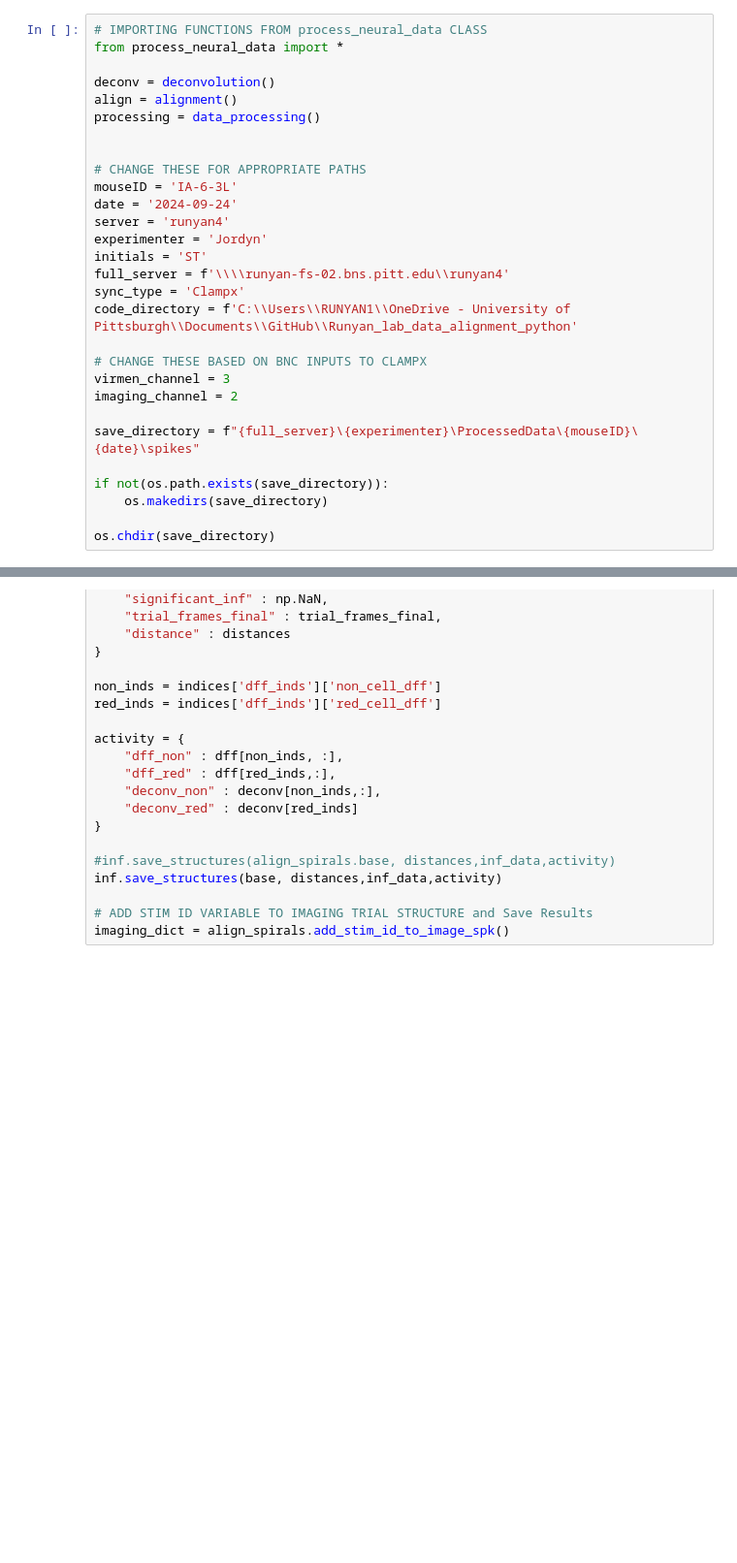
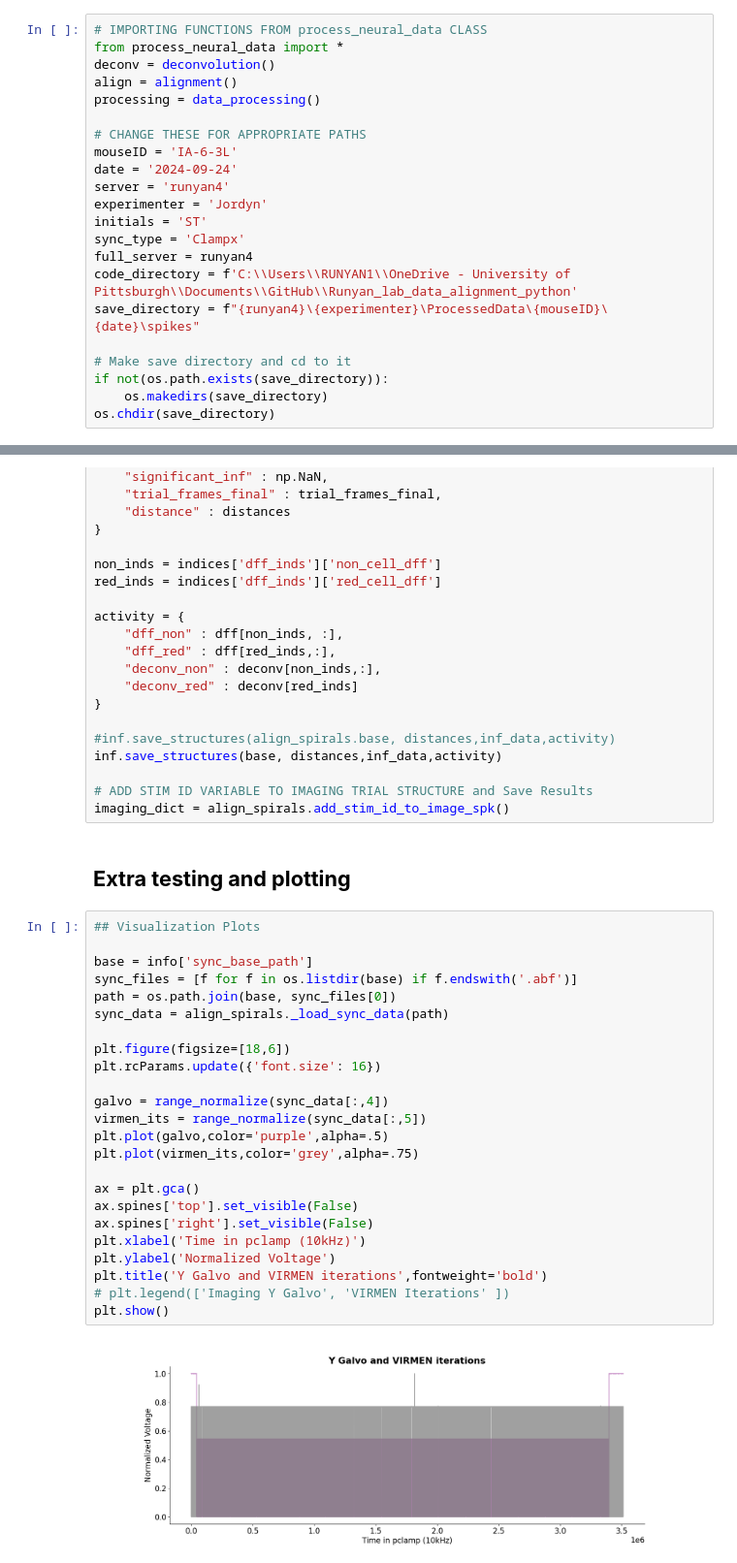
Before and after one commit to RunyanLab/Runyan_lab_data_alignment_python, a Jupyter notebook: processing_main.ipynb, the cells around one changed output, grey strips where cells are left out. Shown at 97% size. Drawn from its saved outputs; the diff is of its cells as text; blank space fills up the shorter version.

```diff
--- a/processing_main.ipynb
+++ b/processing_main.ipynb
@@ -156,11 +114,9 @@ else:
 # %%
 # IMPORTING FUNCTIONS FROM process_neural_data CLASS
 from process_neural_data import *
-
 deconv = deconvolution()
 align = alignment()
 processing = data_processing()
-
 
 # CHANGE THESE FOR APPROPRIATE PATHS
 mouseID = 'IA-6-3L'
@@ -168,19 +124,14 @@ date = '2024-09-24'
 server = 'runyan4'
 experimenter = 'Jordyn'
 initials = 'ST'
-full_server = f'\\\\runyan-fs-02.bns.pitt.edu\\runyan4'
 sync_type = 'Clampx'
+full_server = runyan4
 code_directory = f'C:\\Users\\RUNYAN1\\OneDrive - University of Pittsburgh\\Documents\\GitHub\\Runyan_lab_data_alignment_python'
+save_directory = f"{runyan4}\{experimenter}\ProcessedData\{mouseID}\{date}\spikes"
 
-# CHANGE THESE BASED ON BNC INPUTS TO CLAMPX
-virmen_channel = 3
-imaging_channel = 2
-
-save_directory = f"{full_server}\{experimenter}\ProcessedData\{mouseID}\{date}\spikes"
-
+# Make save directory and cd to it
 if not(os.path.exists(save_directory)):
     os.makedirs(save_directory)
-
 os.chdir(save_directory)
 # %% [markdown]
 ## **Section 1 : DFF and Deconvolve**
@@ -733,3 +666,31 @@ inf.save_structures(base, distances,inf_data,activity)
 
 # ADD STIM ID VARIABLE TO IMAGING TRIAL STRUCTURE and Save Results
 imaging_dict = align_spirals.add_stim_id_to_image_spk()
+# %% [markdown]
+## **Extra testing and plotting**
+# %%
+## Visualization Plots
+
+base = info['sync_base_path']
+sync_files = [f for f in os.listdir(base) if f.endswith('.abf')]
+path = os.path.join(base, sync_files[0])
+sync_data = align_spirals._load_sync_data(path)
+
+plt.figure(figsize=[18,6])
+plt.rcParams.update({'font.size': 16})
+
+galvo = range_normalize(sync_data[:,4])
+virmen_its = range_normalize(sync_data[:,5])
+plt.plot(galvo,color='purple',alpha=.5)
+plt.plot(virmen_its,color='grey',alpha=.75)
+
+ax = plt.gca()
+ax.spines['top'].set_visible(False)
+ax.spines['right'].set_visible(False)
+plt.xlabel('Time in pclamp (10kHz)')
+plt.ylabel('Normalized Voltage')
+plt.title('Y Galvo and VIRMEN iterations',fontweight='bold')
+# plt.legend(['Imaging Y Galvo', 'VIRMEN Iterations' ])
+plt.show()
+# %% [output]
+[figure, added]
```
Also changed, not shown: parts of 13 cells of this notebook, 3 other files.
